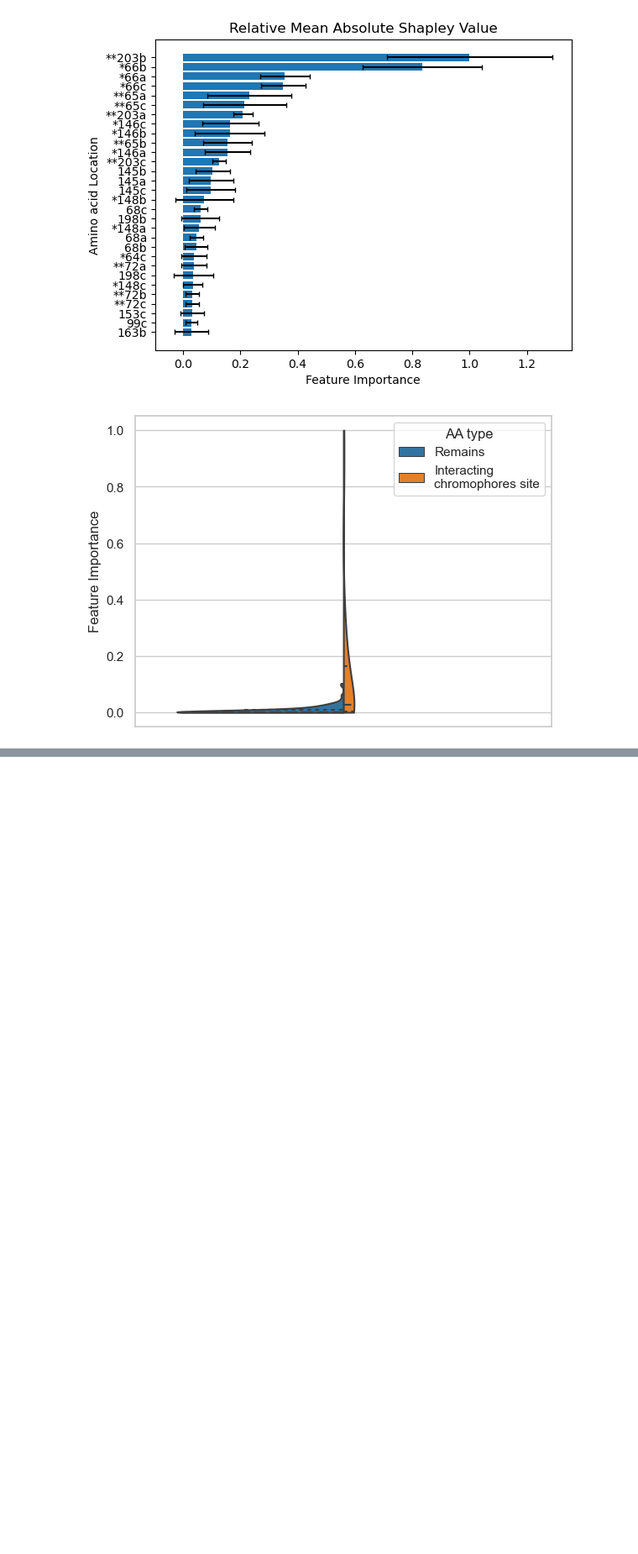
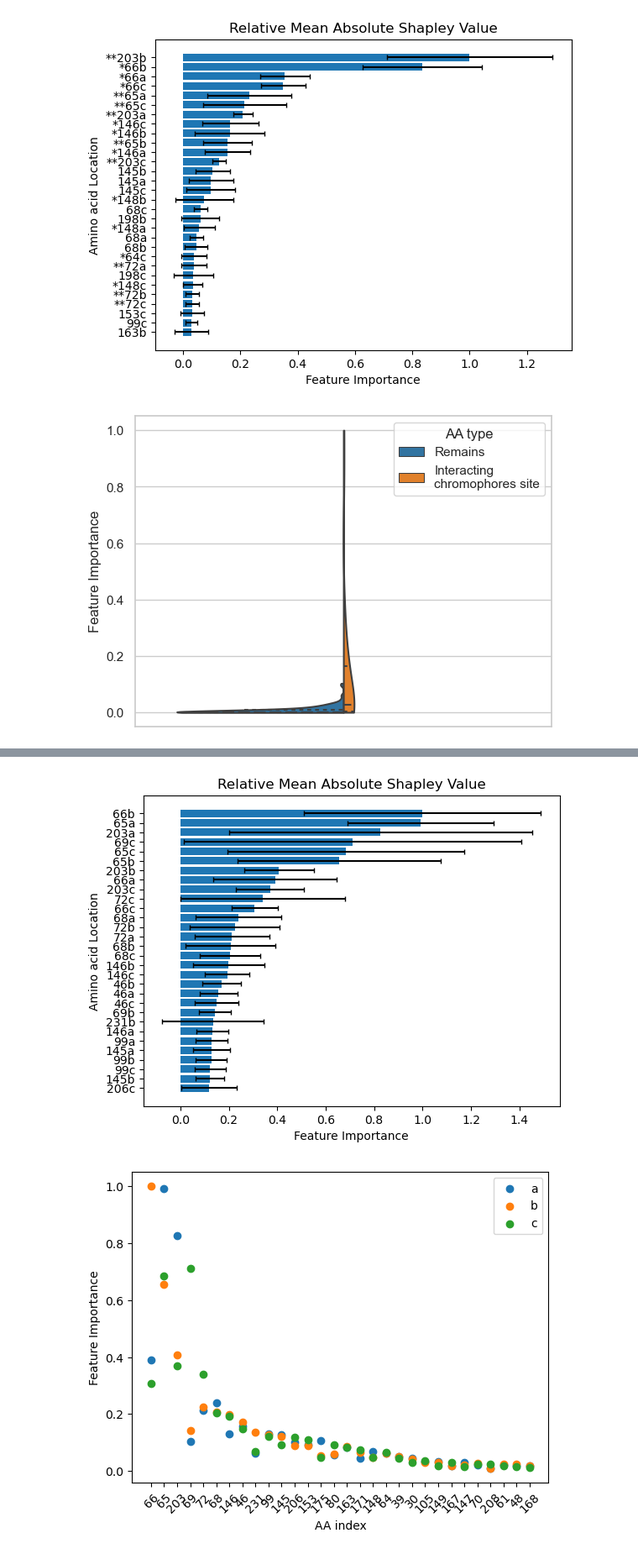
Before and after one commit to Chemical118/ProRF_server, a Jupyter notebook: avGFPs.ipynb, the cells around one changed output, grey strips where cells are left out. Shown: that part at 84% size. Saved outputs shown, nothing was run; the diff lists cells and outputs as text; code cells hidden in the pictures; blank space fills up the shorter version.

```diff
--- a/avGFPs.ipynb
+++ b/avGFPs.ipynb
@@ -104,0 +118,5 @@ matplotlib.rc_file_defaults()
+# %%
+view_importance(R2, L2, MF2, SF2, show_number=30);
+# %% [output]
+[figure, added]
+[figure, added]
```
Also changed, not shown: parts of 9 cells of this notebook, 12 other files.
